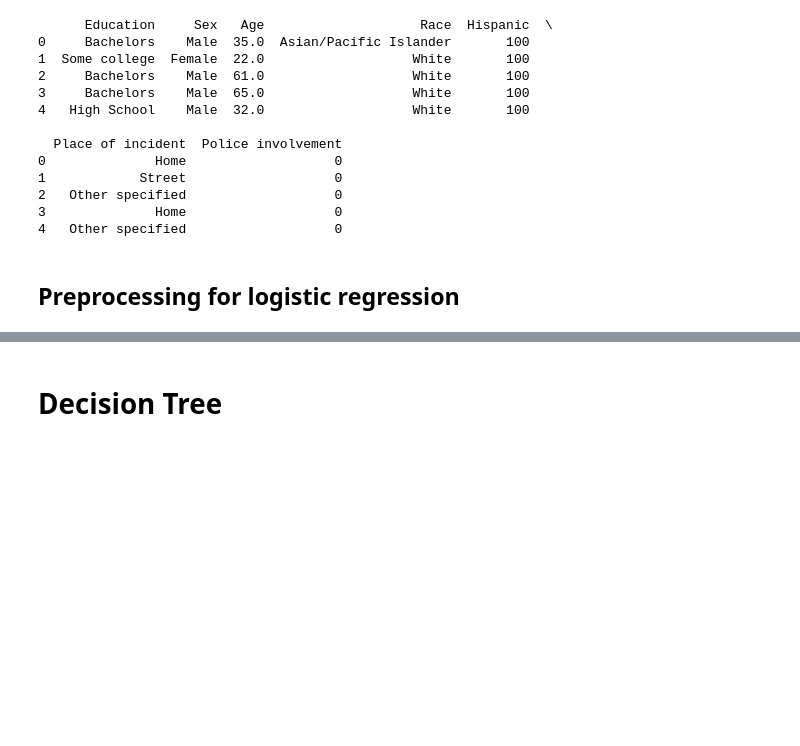
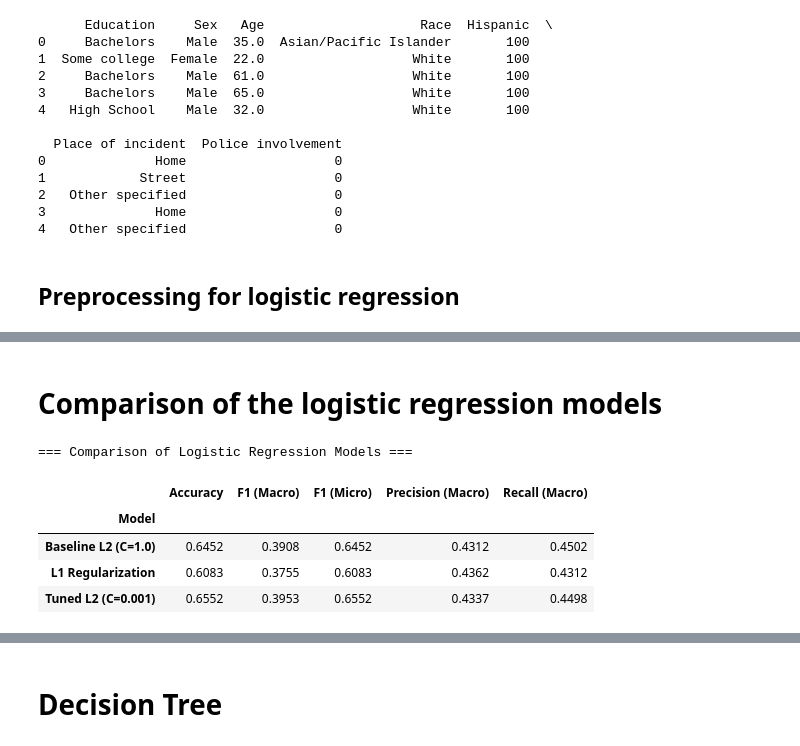
Before and after one commit to beckhamtoh/CS3244-Gun-Violence, a Jupyter notebook: notebooks/Classifying_reasons_for_gun_incidents(baseline_models).ipynb, the cells around one changed output, grey strips where cells are left out. Drawn from its saved outputs; the diff is of its cells as text; code cells hidden in the pictures; blank space fills up the shorter version.

```diff
--- a/notebooks/Classifying_reasons_for_gun_incidents(baseline_models).ipynb
+++ b/notebooks/Classifying_reasons_for_gun_incidents(baseline_models).ipynb
@@ -105,4 +108,6 @@ preprocessor = ColumnTransformer([
 # %%
+import numpy as np
+from sklearn.model_selection import GridSearchCV, StratifiedKFold
 from sklearn.linear_model import LogisticRegression
 from sklearn.metrics import accuracy_score, f1_score, classification_report, recall_score, precision_score
 import matplotlib.pyplot as plt
@@ -111,20 +116,20 @@ import seaborn as sns
 from sklearn.metrics import multilabel_confusion_matrix
 from sklearn.preprocessing import LabelEncoder
 
-log_reg = Pipeline([
+baseline_log_reg = Pipeline([
     ("preprocessor", preprocessor),
-    ("classifier", LogisticRegression(max_iter=1000, random_state=42, class_weight = "balanced"))
+    ("classifier", LogisticRegression(max_iter=1000, random_state=42, class_weight = "balanced", penalty = "l2"))
 ])
 
-log_reg.fit(x_train, y_train)
+baseline_log_reg.fit(x_train, y_train)
 
 # -------------------- Predict --------------------
-y_pred = log_reg.predict(x_test)
+y_pred = baseline_log_reg.predict(x_test)
 
 
 
 # --- Get confusion matrix for each class ---
-class_labels = log_reg.classes_
+class_labels = baseline_log_reg.classes_
 mcm = multilabel_confusion_matrix(y_test, y_pred, labels=class_labels)
 
 # --- Plot one confusion matrix per class ---
@@ -169,6 +174,9 @@ print(f"F1 Score: {f1_micro:.4f}")
 print(f"Precision: {precision_micro:.4f}")
 print(f"Recall: {recall_micro:.4f}")
 
+
+
+
 # Comments:
 # log_reg cannot capture non_linear relationship?
 # class_weight = "balanced" gives higher importance to minority classes and lower weight to majority ones based on their frequency, helps to improve precision and recall scores for the minority classes
@@ -199,0 +349,49 @@ Recall: 0.6481
+# %% [markdown]
+# Comparison of the logistic regression models
+# %%
+# Helper function
+def evaluate_model(model, x_train, y_train, x_test, y_test, model_name):
+    model.fit(x_train, y_train)
+    y_pred = model.predict(x_test)
+
+    acc = accuracy_score(y_test, y_pred)
+    f1_macro = f1_score(y_test, y_pred, average="macro", zero_division=0)
+    f1_micro = f1_score(y_test, y_pred, average="micro", zero_division=0)
+    precision_macro = precision_score(y_test, y_pred, average="macro", zero_division=0)
+    recall_macro = recall_score(y_test, y_pred, average="macro", zero_division=0)
+
+    return {
+        "Model": model_name,
+        "Accuracy": acc,
+        "F1 (Macro)": f1_macro,
+        "F1 (Micro)": f1_micro,
+        "Precision (Macro)": precision_macro,
+        "Recall (Macro)": recall_macro
+    }
+
+    # ------------------------------------------------------------
+# Evaluate all three models
+# ------------------------------------------------------------
+results = []
+results.append(evaluate_model(baseline_log_reg, x_train, y_train, x_test, y_test, "Baseline L2 (C=1.0)"))
+results.append(evaluate_model(log_reg_L1, x_train, y_train, x_test, y_test, "L1 Regularization"))
+results.append(evaluate_model(best_L2_tuned, x_train, y_train, x_test, y_test, f"Tuned L2 (C={grid.best_params_['classifier__C']})"))
+
+# ------------------------------------------------------------
+# Create and display results table
+# ------------------------------------------------------------
+df_results = pd.DataFrame(results)
+df_results.set_index("Model", inplace=True)
+print("\n=== Comparison of Logistic Regression Models ===")
+display(df_results.round(4))
+
+# Comments:
+# the tuned L2 model has better performance in most metrics other than Recall (Macro)
+# However, the improvement is quite insignificant ~ 0.01
+# %% [output]
+=== Comparison of Logistic Regression Models ===
+|  | Accuracy | F1 (Macro) | F1 (Micro) | Precision (Macro) | Recall (Macro) |
+| Model |  |  |  |  |  |
+| Baseline L2 (C=1.0) | 0.6452 | 0.3908 | 0.6452 | 0.4312 | 0.4502 |
+| L1 Regularization | 0.6083 | 0.3755 | 0.6083 | 0.4362 | 0.4312 |
+| Tuned L2 (C=0.001) | 0.6552 | 0.3953 | 0.6552 | 0.4337 | 0.4498 |
```
Also changed, not shown: parts of 23 cells of this notebook.
